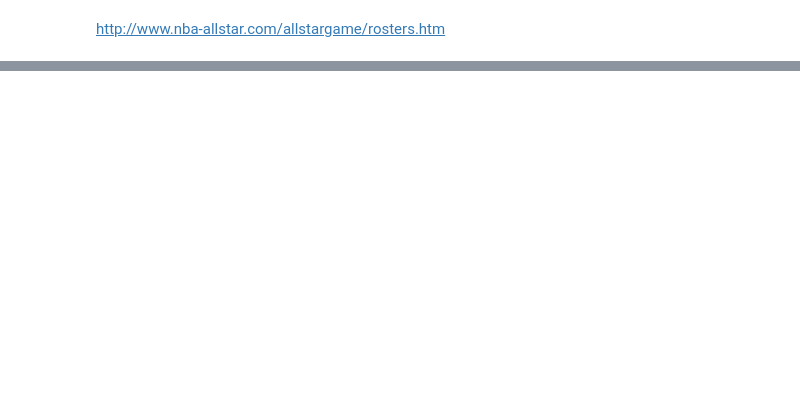
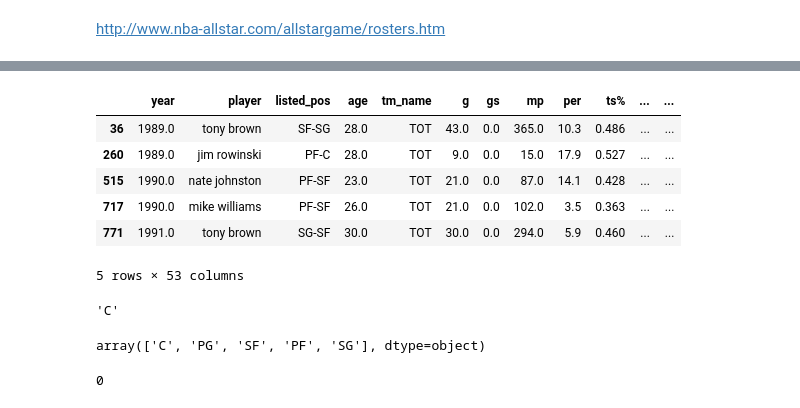
Before and after one commit to jquella/DSI_capstone, a Jupyter notebook: eda_v1.ipynb, the cells around one changed output, grey strips where cells are left out. Cells and saved outputs as stored; diff of their text form; code cells hidden in the pictures; blank space fills up the shorter version.

```diff
--- a/eda_v1.ipynb
+++ b/eda_v1.ipynb
@@ -731,0 +762,19 @@ http://www.nba-allstar.com/allstargame/rosters.htm
+# %%
+merged[merged['listed_pos'].str.contains('-')].head()
+# %% [output]
+|  | year | player | listed_pos | age | tm_name | g | gs | mp | per | ts% | ... | ... |
+| 36 | 1989.0 | tony brown | SF-SG | 28.0 | TOT | 43.0 | 0.0 | 365.0 | 10.3 | 0.486 | ... | ... |
+| 260 | 1989.0 | jim rowinski | PF-C | 28.0 | TOT | 9.0 | 0.0 | 15.0 | 17.9 | 0.527 | ... | ... |
+| 515 | 1990.0 | nate johnston | PF-SF | 23.0 | TOT | 21.0 | 0.0 | 87.0 | 14.1 | 0.428 | ... | ... |
+| 717 | 1990.0 | mike williams | PF-SF | 26.0 | TOT | 21.0 | 0.0 | 102.0 | 3.5 | 0.363 | ... | ... |
+| 771 | 1991.0 | tony brown | SG-SF | 30.0 | TOT | 30.0 | 0.0 | 294.0 | 5.9 | 0.460 | ... | ... |
+5 rows × 53 columns
+# %%
+merged.loc[260, 'listed_pos'][-2:].replace('-','')
+# %% [output]
+'C'
+# %%
+# checking to see if lambda function works
+merged['listed_pos'].map(lambda x: x[-2:].replace('-', '')).unique()
+# %% [output]
+array(['C', 'PG', 'SF', 'PF', 'SG'], dtype=object)
@@ -731,0 +787,4 @@ http://www.nba-allstar.com/allstargame/rosters.htm
+# %%
+merged.isnull().sum().sum()
+# %% [output]
+0
```
Also changed, not shown: parts of 32 cells of this notebook, 4 other files.
